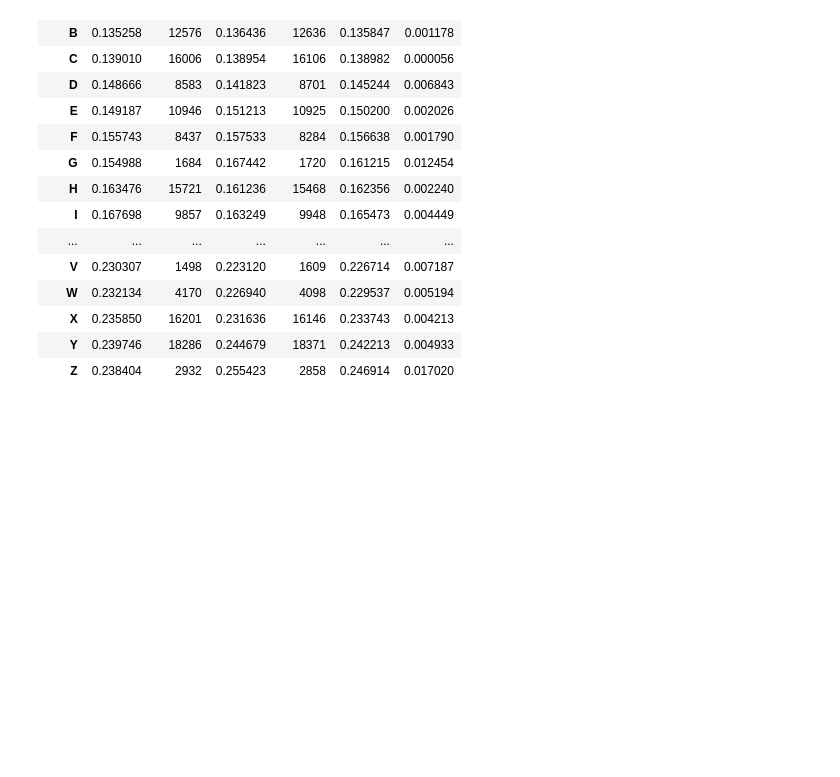
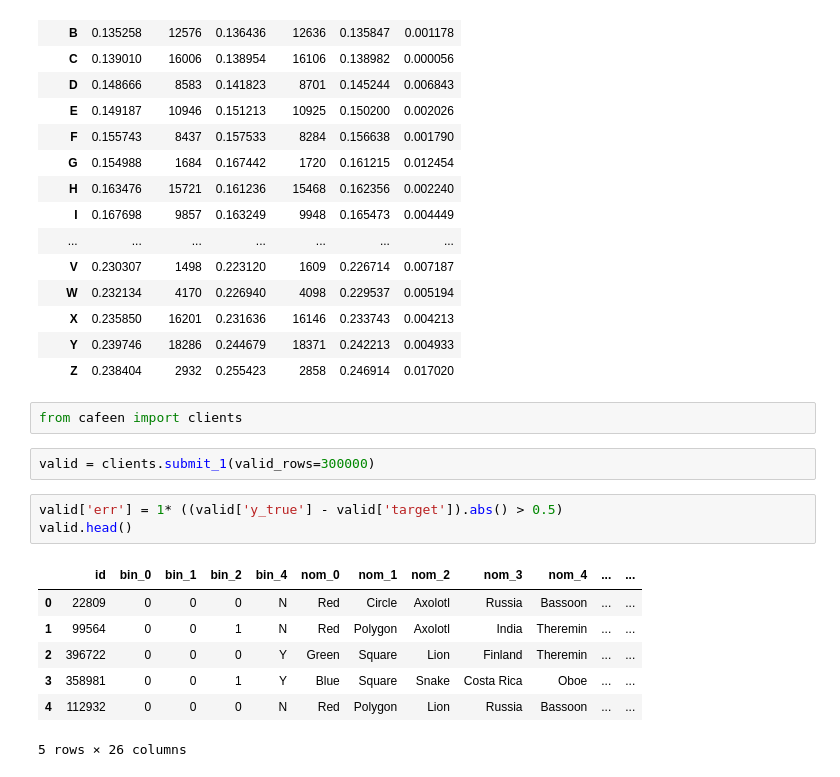
Before and after one commit to viktorsapozhok/cafeen, a Jupyter notebook: notebooks/1_eda.ipynb, the cells around one changed output. Cells and saved outputs as stored; diff of their text form; blank space fills up the shorter version.

```diff
--- a/notebooks/1_eda.ipynb
+++ b/notebooks/1_eda.ipynb
@@ -170,3 +170,18 @@ stat
 | X | 0.235850 | 16201 | 0.231636 | 16146 | 0.233743 | 0.004213 |
 | Y | 0.239746 | 18286 | 0.244679 | 18371 | 0.242213 | 0.004933 |
 | Z | 0.238404 | 2932 | 0.255423 | 2858 | 0.246914 | 0.017020 |
+# %%
+from cafeen import clients
+# %%
+valid = clients.submit_1(valid_rows=300000)
+# %%
+valid['err'] = 1* ((valid['y_true'] - valid['target']).abs() > 0.5)
+valid.head()
+# %% [output]
+|  | id | bin_0 | bin_1 | bin_2 | bin_4 | nom_0 | nom_1 | nom_2 | nom_3 | nom_4 | ... | ... |
+| 0 | 22809 | 0 | 0 | 0 | N | Red | Circle | Axolotl | Russia | Bassoon | ... | ... |
+| 1 | 99564 | 0 | 0 | 1 | N | Red | Polygon | Axolotl | India | Theremin | ... | ... |
+| 2 | 396722 | 0 | 0 | 0 | Y | Green | Square | Lion | Finland | Theremin | ... | ... |
+| 3 | 358981 | 0 | 0 | 1 | Y | Blue | Square | Snake | Costa Rica | Oboe | ... | ... |
+| 4 | 112932 | 0 | 0 | 0 | N | Red | Polygon | Lion | Russia | Bassoon | ... | ... |
+5 rows × 26 columns
```
Also changed, not shown: parts of 2 cells of this notebook, 3 other files.
